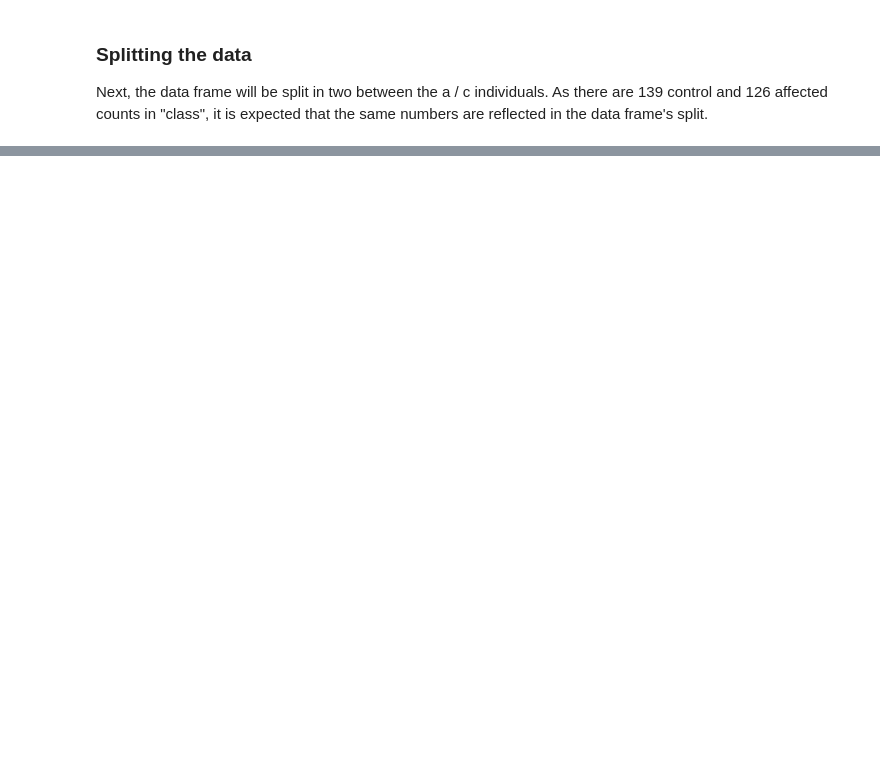
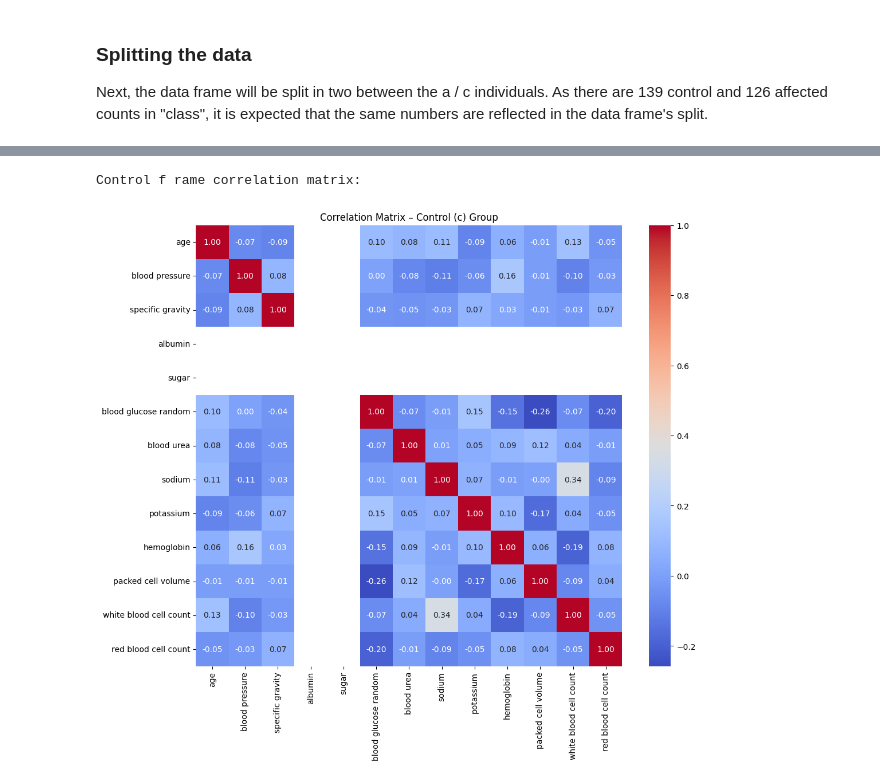
Before and after one commit to WelehoBRUDER/MetropoliaAMK-data-handling, a Jupyter notebook: task-1/main.ipynb, the cells around one changed output, grey strips where cells are left out. Saved outputs shown, nothing was run; the diff lists cells and outputs as text; code cells hidden in the pictures; blank space fills up the shorter version.

```diff
--- a/task-1/main.ipynb
+++ b/task-1/main.ipynb
@@ -149,0 +244,10 @@ reflected in the data frame's split.
+# %%
+print("Control f rame correlation matrix:")
+# Heatmap for control group
+plt.figure(figsize=(12, 10))
+sns.heatmap(corr_c, annot=True, fmt=".2f", cmap="coolwarm")
+plt.title("Correlation Matrix – Control (c) Group")
+plt.show()
+# %% [output]
+Control f rame correlation matrix:
+[figure, added]
```
Also changed, not shown: parts of 16 cells of this notebook.
